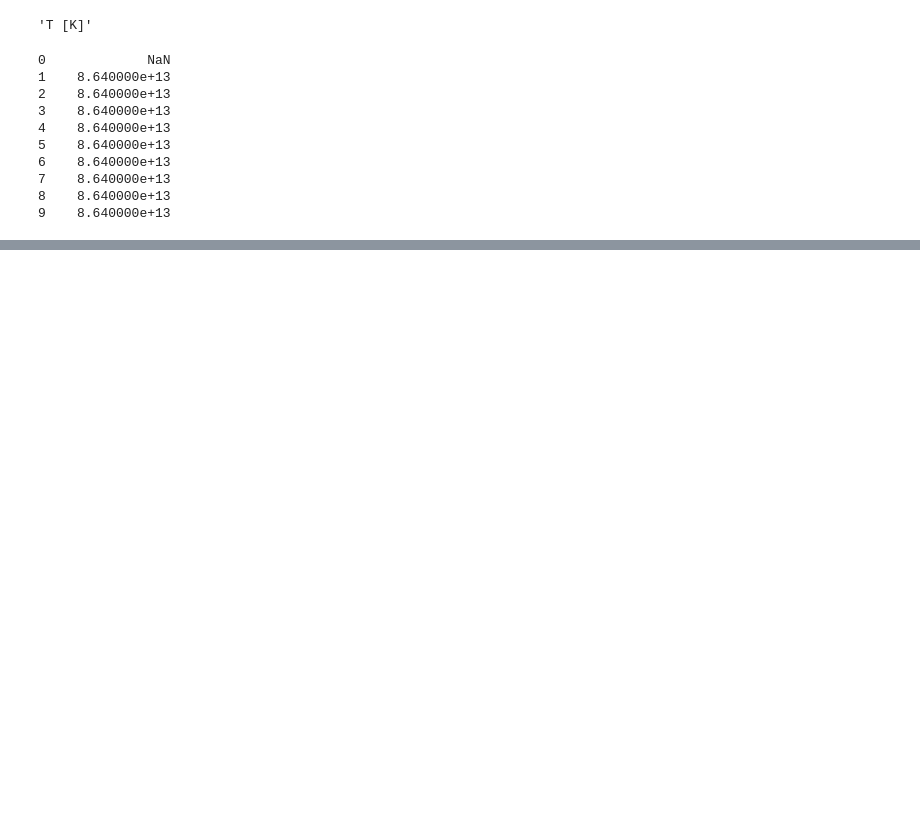
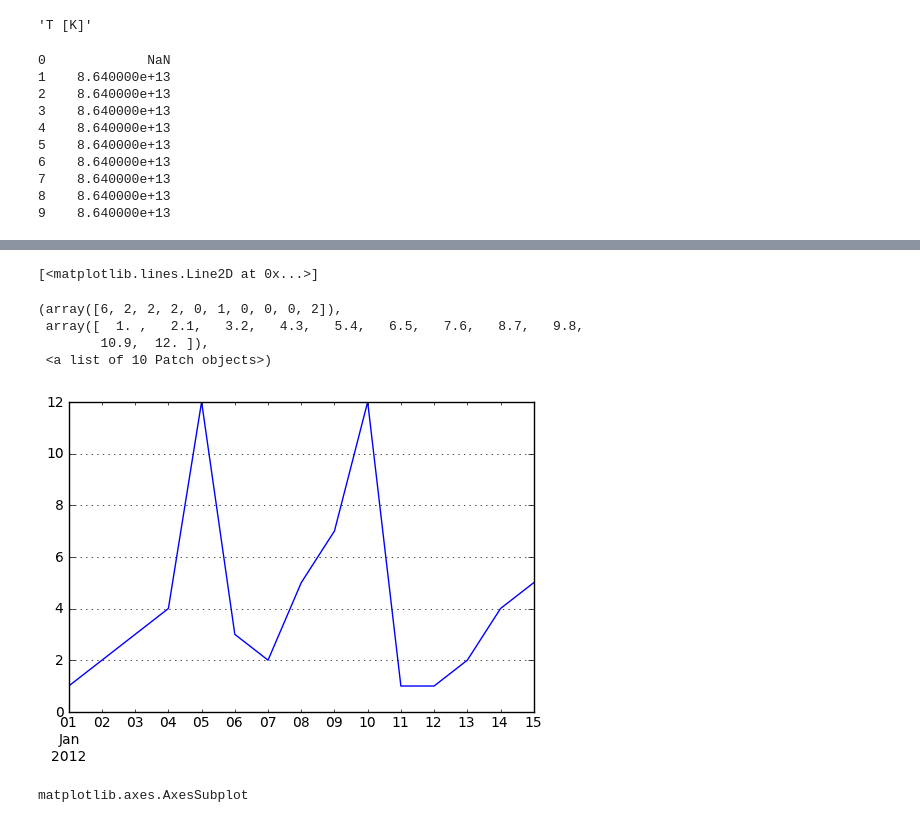
Before and after one commit to lro-diviner/divcalib, a Jupyter notebook: playing around.ipynb, the cells around one changed output, grey strips where cells are left out. Saved outputs shown, nothing was run; the diff lists cells and outputs as text; code cells hidden in the pictures; blank space fills up the shorter version.

```diff
--- a/playing around.ipynb
+++ b/playing around.ipynb
@@ -64,0 +249,4 @@ pd.Series(pd.date_range(start="2012-01-01",periods=10)).diff()
+# %%
+data = [1,2,3,4,12,3,2,5,7,12,1,1,2,4,5]
+idx = pd.DatetimeIndex(['2012-01-01','2012-01-02','2012-01-03','2012-01-04','2012-01-05','2012-01-06','2012-01-07','2012-01-08','2012-01-09','2012-01-10','2012-01-11','2012-01-12','2012-01-13','2012-01-14','2012-01-15'], freq='D')
+x1 = pd.TimeSeries(data, index=idx)
@@ -64,0 +315,11 @@ pd.Series(pd.date_range(start="2012-01-01",periods=10)).diff()
+# %%
+ax0.plot(x1)
+# %% [output]
+[<matplotlib.lines.Line2D at 0x...>]
+# %%
+ax1.hist(x1)
+# %% [output]
+(array([6, 2, 2, 2, 0, 1, 0, 0, 0, 2]),
+ array([  1. ,   2.1,   3.2,   4.3,   5.4,   6.5,   7.6,   8.7,   9.8,
+        10.9,  12. ]),
+ <a list of 10 Patch objects>)
@@ -64,0 +328,8 @@ pd.Series(pd.date_range(start="2012-01-01",periods=10)).diff()
+# %%
+obj = x1.plot()
+# %% [output]
+[figure, added]
+# %%
+type(obj)
+# %% [output]
+matplotlib.axes.AxesSubplot
```
Also changed, not shown: parts of 46 cells of this notebook, 10 other files.
